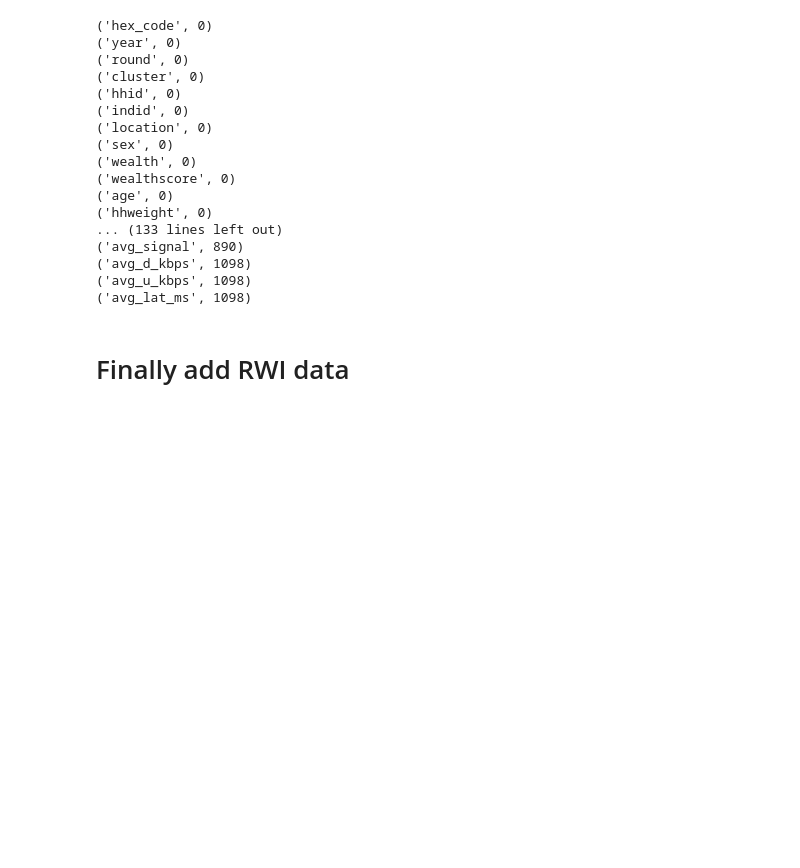
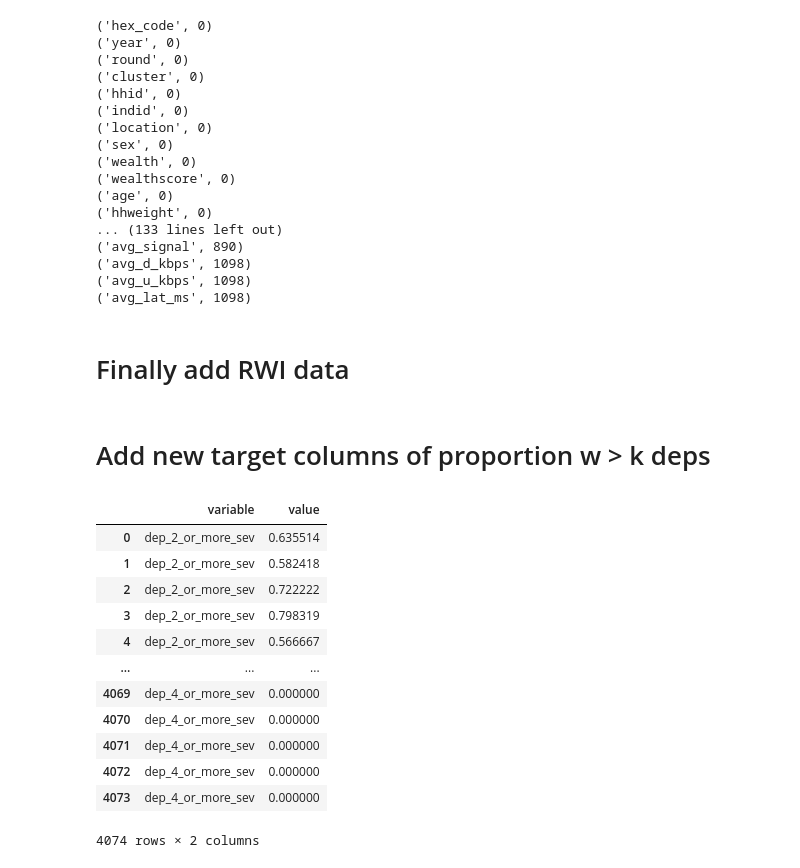
Before and after one commit to DSSGxUK/s22_savethechildren, a Jupyter notebook: notebooks/data_cleaning_v2.ipynb, the cells around one changed output. Cells and saved outputs as stored; diff of their text form; code cells hidden in the pictures; blank space fills up the shorter version.

```diff
--- a/notebooks/data_cleaning_v2.ipynb
+++ b/notebooks/data_cleaning_v2.ipynb
@@ -612,3 +652,5 @@ percent_area = intersection.area / square.area * 100
 percent_area
 # %%
 nga_df.to_csv(clean_base, index=False)
+# %% [markdown]
+# Add new target columns of proportion w > k deps
@@ -614,0 +668,16 @@ nga_df.to_csv(clean_base, index=False)
+# %%
+k_or_more_df.melt()
+# %% [output]
+|  | variable | value |
+| 0 | dep_2_or_more_sev | 0.635514 |
+| 1 | dep_2_or_more_sev | 0.582418 |
+| 2 | dep_2_or_more_sev | 0.722222 |
+| 3 | dep_2_or_more_sev | 0.798319 |
+| 4 | dep_2_or_more_sev | 0.566667 |
+| ... | ... | ... |
+| 4069 | dep_4_or_more_sev | 0.000000 |
+| 4070 | dep_4_or_more_sev | 0.000000 |
+| 4071 | dep_4_or_more_sev | 0.000000 |
+| 4072 | dep_4_or_more_sev | 0.000000 |
+| 4073 | dep_4_or_more_sev | 0.000000 |
+4074 rows × 2 columns
```
Also changed, not shown: parts of 30 cells of this notebook, 4 other files.
